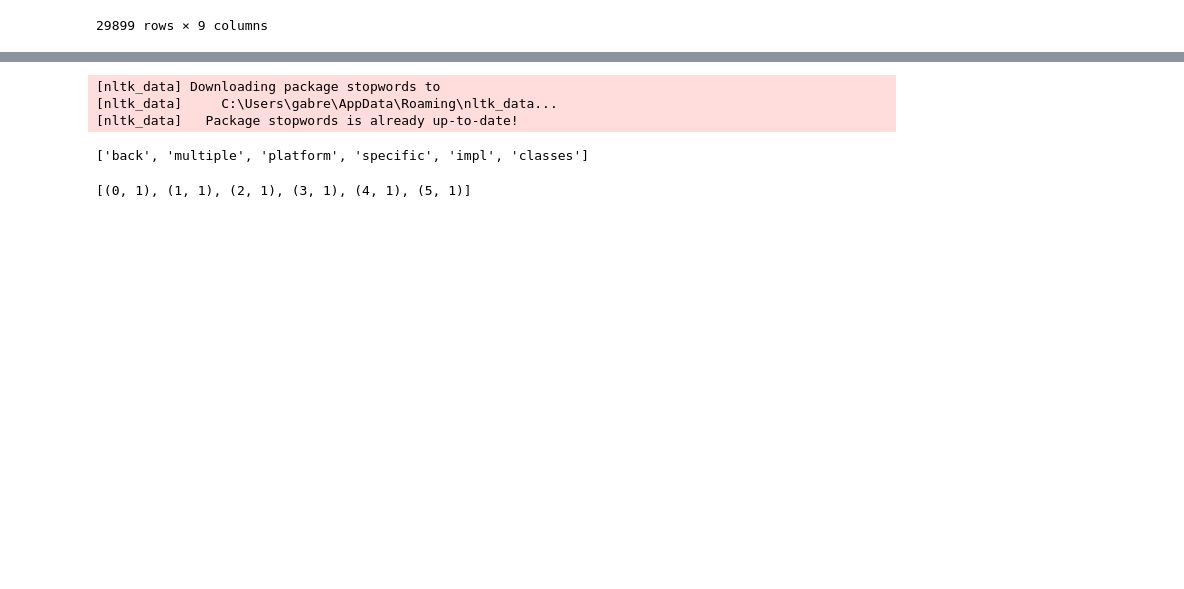
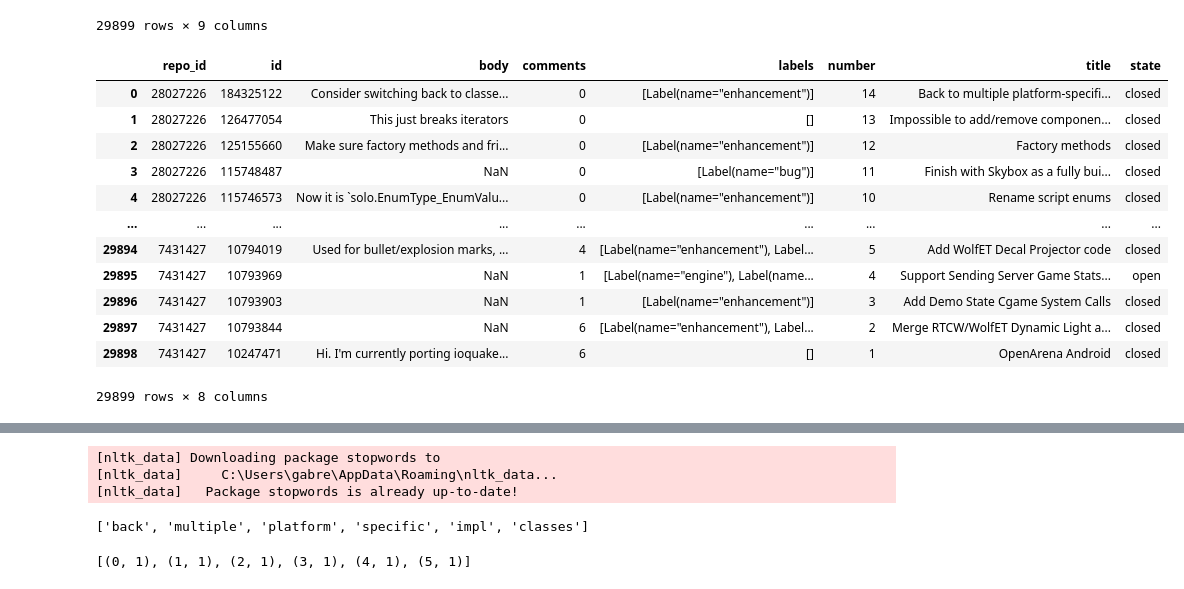
Before and after one commit to GabrielBG0/Mineracao-Repositorios, a Jupyter notebook: topicExtraction.ipynb, the cells around one changed output, grey strips where cells are left out. Saved outputs shown, nothing was run; the diff lists cells and outputs as text; code cells hidden in the pictures; blank space fills up the shorter version.

```diff
--- a/topicExtraction.ipynb
+++ b/topicExtraction.ipynb
@@ -17,6 +20,24 @@ issues
 | 29897 | 7431427 | 10793844 | NaN | 6 | [Label(name="enhancement"), Label... | 2 | Merge RTCW/WolfET Dynamic Light a... | False | closed |
 | 29898 | 7431427 | 10247471 | Hi. I'm currently porting ioquake... | 6 | [] | 1 | OpenArena Android | False | closed |
 29899 rows × 9 columns
+# %%
+pr = pd.read_csv('Issue Data.csv', encoding='latin-1').filter(items=[
+    'repo_id', 'id', 'additions', 'body', 'comments', 'commits', 'deletions', 'merged', 'labels', 'number', 'title', 'state'])
+pr
+# %% [output]
+|  | repo_id | id | body | comments | labels | number | title | state |
+| 0 | 28027226 | 184325122 | Consider switching back to classe... | 0 | [Label(name="enhancement")] | 14 | Back to multiple platform-specifi... | closed |
+| 1 | 28027226 | 126477054 | This just breaks iterators | 0 | [] | 13 | Impossible to add/remove componen... | closed |
+| 2 | 28027226 | 125155660 | Make sure factory methods and fri... | 0 | [Label(name="enhancement")] | 12 | Factory methods | closed |
+| 3 | 28027226 | 115748487 | NaN | 0 | [Label(name="bug")] | 11 | Finish with Skybox as a fully bui... | closed |
+| 4 | 28027226 | 115746573 | Now it is `solo.EnumType_EnumValu... | 0 | [Label(name="enhancement")] | 10 | Rename script enums | closed |
+| ... | ... | ... | ... | ... | ... | ... | ... | ... |
+| 29894 | 7431427 | 10794019 | Used for bullet/explosion marks, ... | 4 | [Label(name="enhancement"), Label... | 5 | Add WolfET Decal Projector code | closed |
+| 29895 | 7431427 | 10793969 | NaN | 1 | [Label(name="engine"), Label(name... | 4 | Support Sending Server Game Stats... | open |
+| 29896 | 7431427 | 10793903 | NaN | 1 | [Label(name="enhancement")] | 3 | Add Demo State Cgame System Calls | closed |
+| 29897 | 7431427 | 10793844 | NaN | 6 | [Label(name="enhancement"), Label... | 2 | Merge RTCW/WolfET Dynamic Light a... | closed |
+| 29898 | 7431427 | 10247471 | Hi. I'm currently porting ioquake... | 6 | [] | 1 | OpenArena Android | closed |
+29899 rows × 8 columns
 # %%
 import re
 
```
Also changed, not shown: parts of 6 cells of this notebook.
